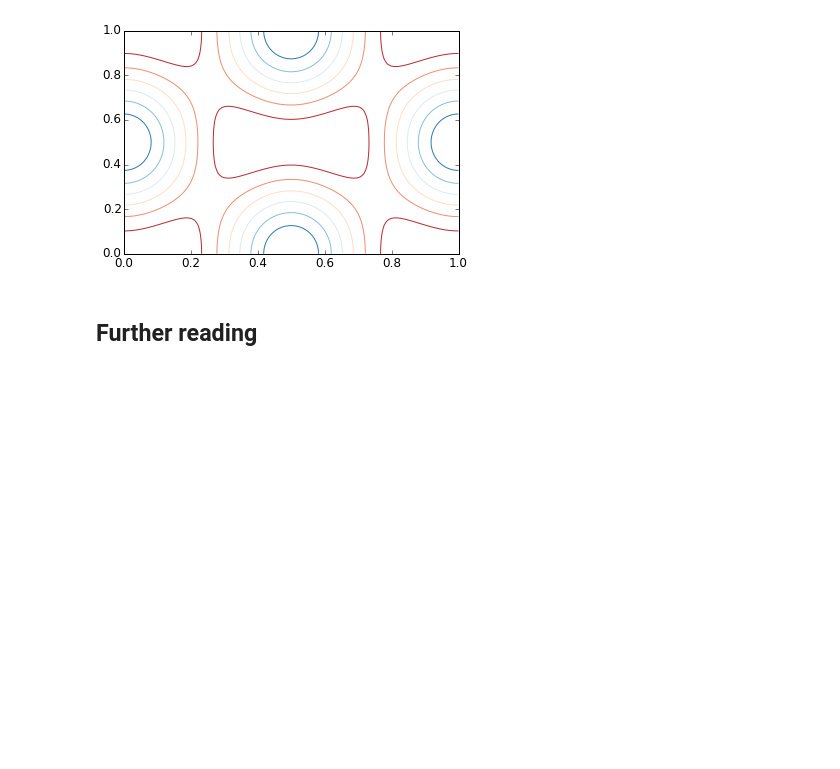
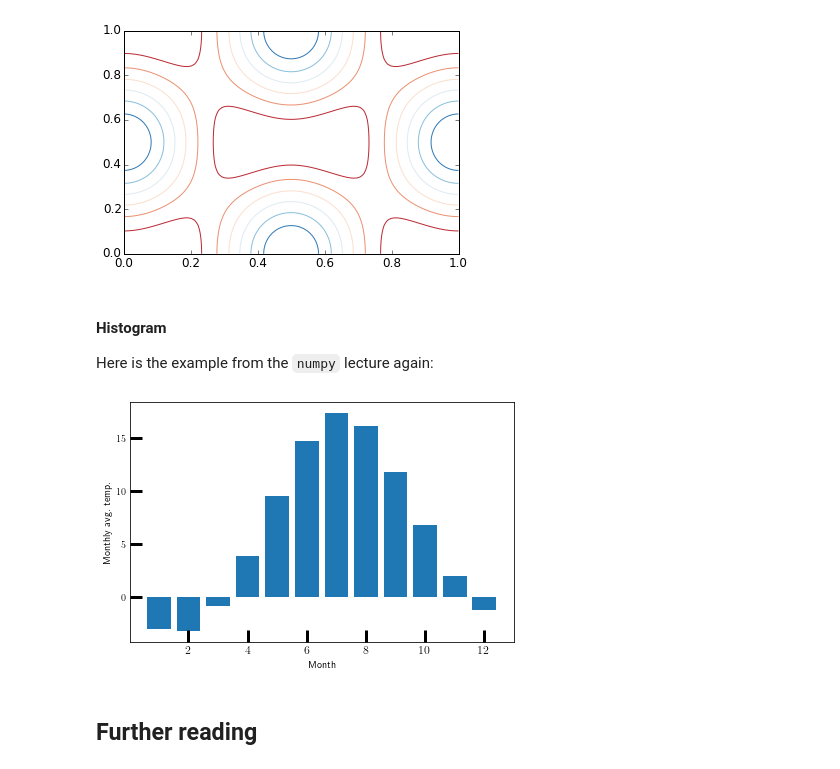
Before and after one commit to hariseldon99/scientific-python-lectures, a Jupyter notebook: Lecture-2-Matplotlib.ipynb, the cells around one changed output. Saved outputs shown, nothing was run; the diff lists cells and outputs as text; code cells hidden in the pictures; blank space fills up the shorter version.

Commit message:
last edits before lecture

```diff
--- a/Lecture-2-Matplotlib.ipynb
+++ b/Lecture-2-Matplotlib.ipynb
@@ -338,6 +338,23 @@ fig, ax = plt.subplots()
 cnt = ax.contour(Z, cmap=matplotlib.cm.RdBu, vmin=abs(Z).min(), vmax=abs(Z).max(), extent=[0, 1, 0, 1])
 # %% [output]
 [figure]
+# %% [markdown]
+#### Histogram
+
+Here is the example from the `numpy` lecture again:
+# %%
+import numpy as np
+data = np.genfromtxt('stockholm_td_adj.dat')
+
+months = np.arange(1,13)
+monthly_mean = [np.mean(data[data[:,1] == month, 3]) for month in months]
+
+fig, ax = plt.subplots()
+ax.bar(months, monthly_mean)
+ax.set_xlabel("Month")
+ax.set_ylabel("Monthly avg. temp.");
+# %% [output]
+[figure, added]
 # %% [markdown]
 ## Further reading
 # %% [markdown]
```
Also changed, not shown: 3 other files.
